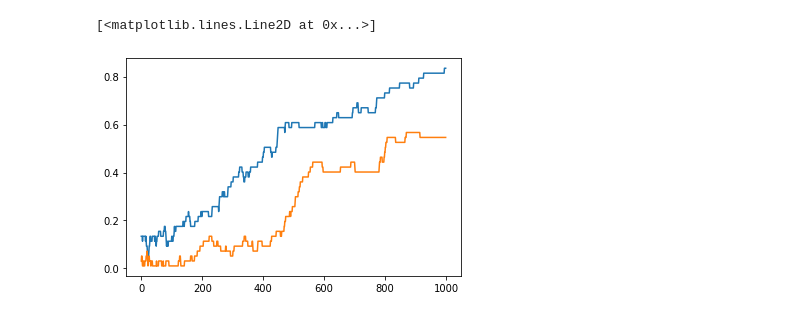
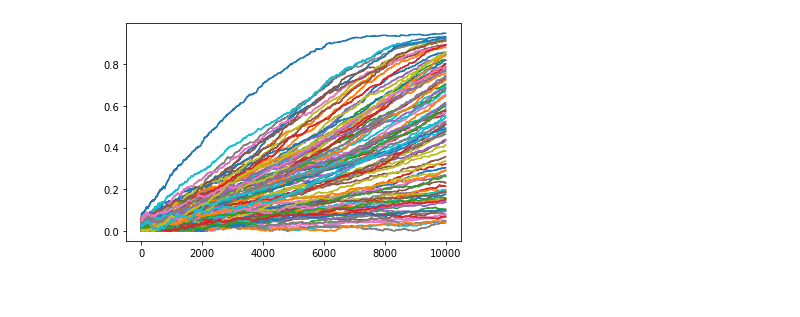
Before and after one commit to hhildaa/EPFL-markov-chains-project, a Jupyter notebook: vis_af.ipynb, the cells around one changed output. Cells and saved outputs as stored; diff of their text form; code cells hidden in the pictures.

```diff
--- a/vis_af.ipynb
+++ b/vis_af.ipynb
@@ -12 +18,4 @@ for i in beta:
     data.append(load_pickle(DATAPATH, file))
+# %%
+for i in range(data[0]['sim_num']):
+    plt.plot(data[0]['estimation_overlap_over_runs_1'][i])
@@ -12,0 +24,3 @@ for i in beta:
+# %%
+for i in range(data[0]['sim_num']):
+    plt.plot(data[1]['estimation_overlap_over_runs_1'][i])
@@ -12,0 +29,3 @@ for i in beta:
+# %%
+for i in range(data[0]['sim_num']):
+    plt.plot(data[2]['estimation_overlap_over_runs_1'][i])
@@ -12,0 +34,3 @@ for i in beta:
+# %%
+for i in range(data[0]['sim_num']):
+    plt.plot(data[3]['estimation_overlap_over_runs_1'][i])
@@ -13,6 +39,5 @@ for i in beta:
 # %%
-plt.plot(data[4]['estimation_overlap_over_runs_1'][0])
-plt.plot(data[4]['estimation_overlap_over_runs_1'][1])
+for i in range(data[0]['sim_num']):
+    plt.plot(data[4]['estimation_overlap_over_runs_1'][i])
 # %% [output]
-[<matplotlib.lines.Line2D at 0x...>]
-[figure, old version]
+[figure, new version]
```
Also changed, not shown: parts of 19 cells of this notebook, 3 other files.
